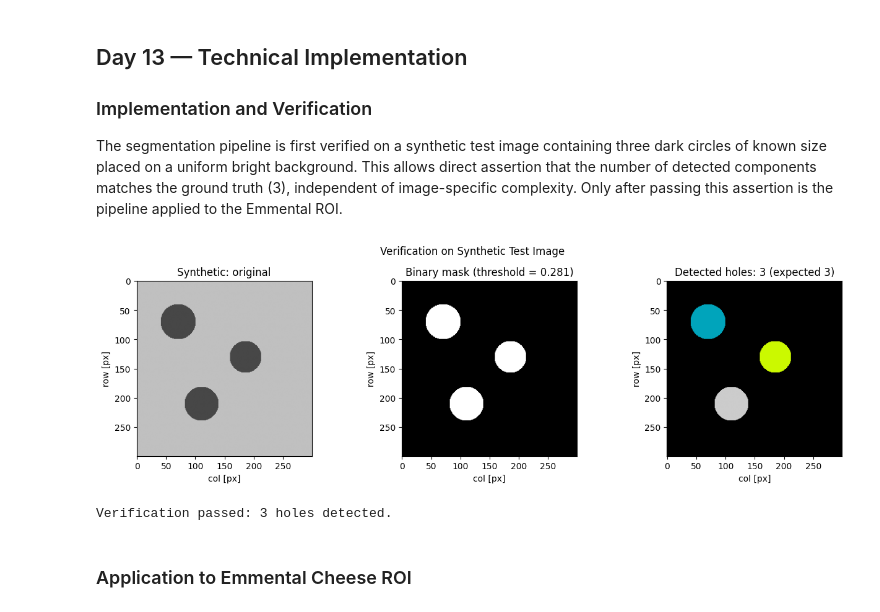
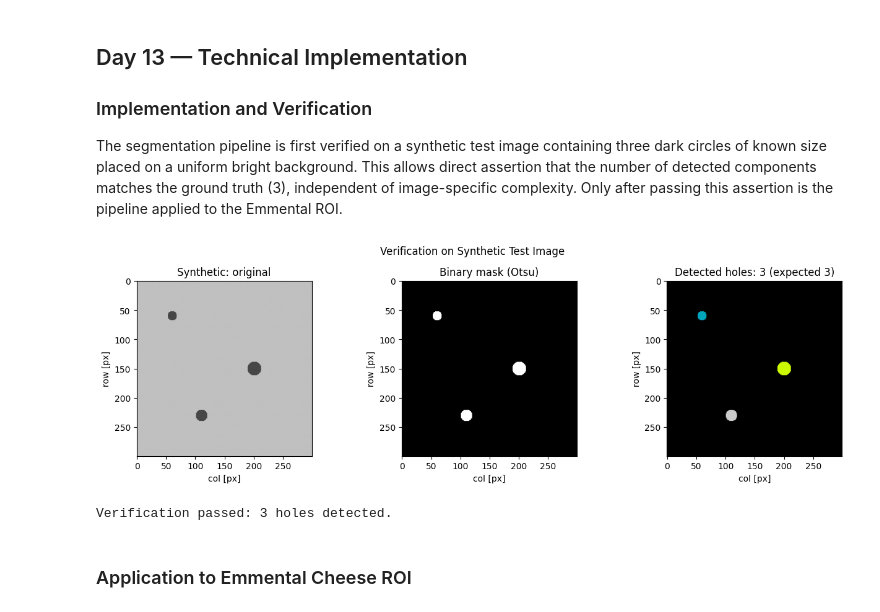
Before and after one commit to mikeandrusyak/gbsv-research, a Jupyter notebook: mc2/segmentation.ipynb, the cells around one changed output. Saved outputs shown, nothing was run; the diff lists cells and outputs as text; code cells hidden in the pictures.

```diff
--- a/mc2/segmentation.ipynb
+++ b/mc2/segmentation.ipynb
@@ -35,13 +35,13 @@ from skimage import io, color
 
 IMAGE_FILENAME = "emmental_cross_section.webp"
 IMAGE_SOURCE = "Licensed stock photograph, emmental_cross_section.webp"
-CROP_ROW_START = 230
+CROP_ROW_START = 270
 CROP_ROW_END = 490
-CROP_COL_START = 60
-CROP_COL_END = 820
-N_MANUAL_HOLES = 18
+CROP_COL_START = 210
+CROP_COL_END = 640
+N_MANUAL_HOLES = 17
 MIN_HOLE_AREA_PX = 50
-MAX_HOLE_AREA_PX = 15000
+MAX_HOLE_AREA_PX = 1000
 
 project_root = Path.cwd().resolve().parent
 image_path = project_root / "data" / IMAGE_FILENAME
@@ -55,6 +55,7 @@ print(f"Source: {IMAGE_SOURCE}")
 print(f"Original shape: {img_raw.shape}")
 print(f"ROI shape: {ROI_GRAY.shape}, dtype: {ROI_GRAY.dtype}")
 print(f"ROI intensity range: [{ROI_GRAY.min():.4f}, {ROI_GRAY.max():.4f}]")
+print(f"Hole area filter: [{MIN_HOLE_AREA_PX}, {MAX_HOLE_AREA_PX}] px²")
 
 fig, axes = plt.subplots(1, 2, figsize=(14, 5))
 
@@ -154,56 +156,69 @@ from skimage import filters, morphology, measure
 from skimage.draw import disk as draw_disk
 
 CONFIGS = [
-    {"label": "baseline", "opening_radius": 4},
-    {"label": "config_1", "opening_radius": 7},
-    {"label": "config_2", "opening_radius": 2},
+    {"label": "baseline",  "opening_radius": 4, "local_thresh": False, "block_size": None},
+    {"label": "config_1",  "opening_radius": 7, "local_thresh": False, "block_size": None},
+    {"label": "config_2",  "opening_radius": 2, "local_thresh": True,  "block_size": 171},
 ]
 SYN_SIZE = 300
-SYN_HOLES = [(70, 70, 30), (130, 185, 27), (210, 110, 29)]
+# radii chosen so area = π*r² fits within [MIN_HOLE_AREA_PX, MAX_HOLE_AREA_PX] = [50, 1000]
+# r=8  → area ≈ 201 px²  ✓
+# r=12 → area ≈ 452 px²  ✓
+# r=10 → area ≈ 314 px²  ✓
+SYN_HOLES = [(60, 60, 8), (150, 200, 12), (230, 110, 10)]
 
 
-def segment_holes(img_gray, opening_radius):
-    threshold = filters.threshold_otsu(img_gray)
-    binary = img_gray < threshold
-    footprint = morphology.disk(opening_radius)
-    opened = morphology.opening(binary, footprint)
+def segment_holes(img_gray, opening_radius, local_thresh=False, block_size=71):
+    if local_thresh:
+        local_t = filters.threshold_local(img_gray, block_size=block_size, method="mean")
+        binary = img_gray < local_t
+    else:
+        threshold = filters.threshold_otsu(img_gray)
+        binary = img_gray < threshold
+
+    if opening_radius > 0:
+        footprint = morphology.disk(opening_radius)
+        opened = morphology.opening(binary, footprint)
+    else:
+        opened = binary
+
     labeled = measure.label(opened)
     props_all = measure.regionprops(labeled)
     keep_mask = np.zeros_like(labeled, dtype=bool)
     for p in props_all:
         if MIN_HOLE_AREA_PX <= p.area <= MAX_HOLE_AREA_PX:
             keep_mask[labeled == p.label] = True
-    return measure.label(keep_mask), threshold
+    return measure.label(keep_mask), None
 
 
 syn = np.ones((SYN_SIZE, SYN_SIZE), dtype=np.float64) * 0.75
 for (r, c, rad) in SYN_HOLES:
     rr, cc = draw_disk((r, c), rad, shape=syn.shape)
     syn[rr, cc] = 0.28
 
-syn_labeled, syn_thresh = segment_holes(syn, opening_radius=3)
+syn_labeled, _ = segment_holes(syn, opening_radius=3)
 n_detected_syn = syn_labeled.max()
 
 assert n_detected_syn == len(SYN_HOLES), (
     f"Expected {len(SYN_HOLES)} holes, detected {n_detected_syn}"
 )
 
 fig, axes = plt.subplots(1, 3, figsize=(13, 4))
 axes[0].imshow(syn, cmap="gray", vmin=0, vmax=1)
 axes[0].set_title("Synthetic: original")
-axes[1].imshow(syn < syn_thresh, cmap="gray")
-axes[1].set_title(f"Binary mask (threshold = {syn_thresh:.3f})")
+axes[1].imshow(syn < filters.threshold_otsu(syn), cmap="gray")
+axes[1].set_title("Binary mask (Otsu)")
 axes[2].imshow(syn_labeled, cmap="nipy_spectral")
 axes[2].set_title(f"Detected holes: {n_detected_syn} (expected {len(SYN_HOLES)})")
 for ax in axes:
     ax.set_xlabel("col [px]")
     ax.set_ylabel("row [px]")
 plt.suptitle("Verification on Synthetic Test Image", fontsize=12)
 plt.tight_layout()
 plt.show()
 print(f"Verification passed: {n_detected_syn} holes detected.")
 # %% [output]
-[figure, old version]
+[figure, new version]
 Verification passed: 3 holes detected.
 # %% [markdown]
 ### Application to Emmental Cheese ROI
```
Also changed, not shown: parts of 3 cells of this notebook.
